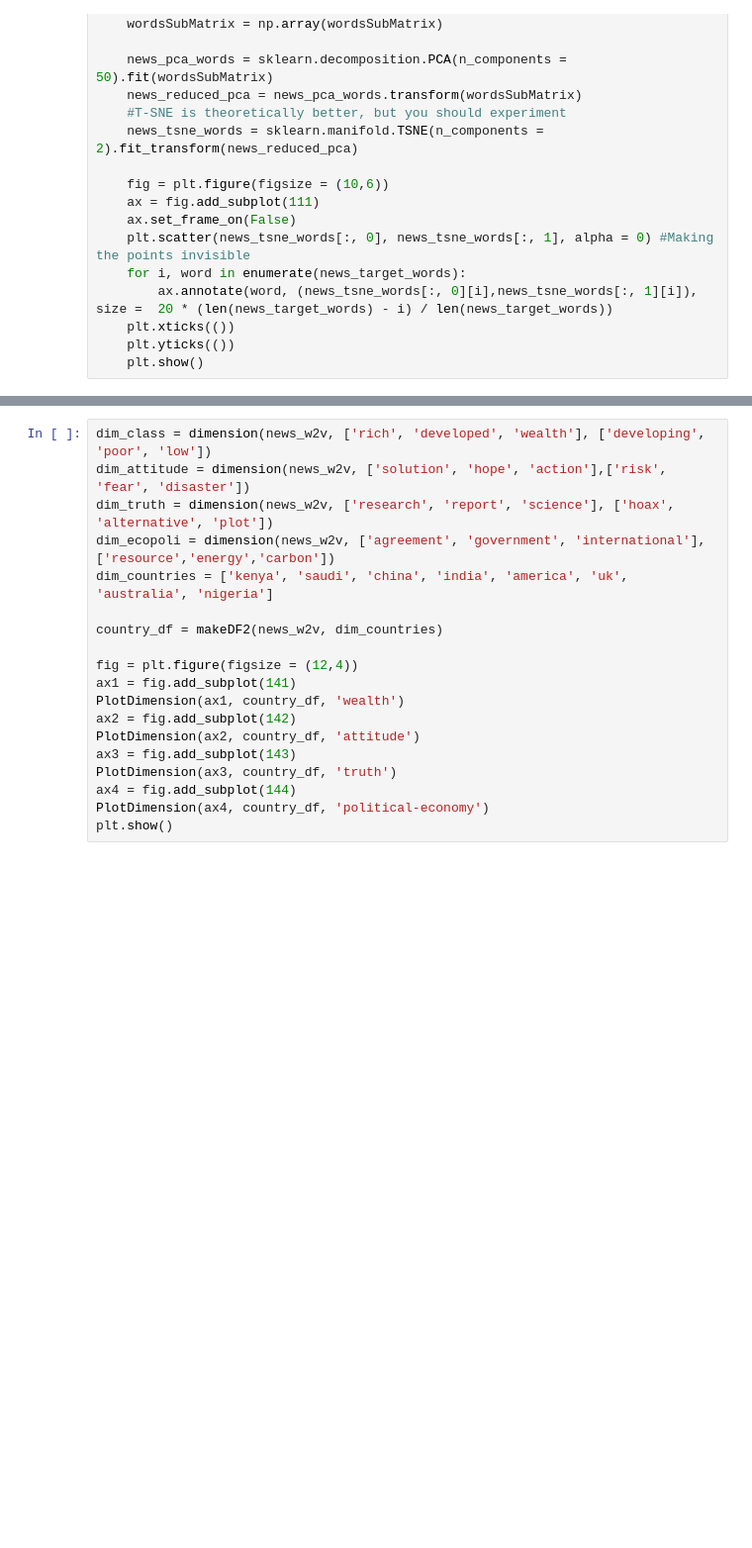
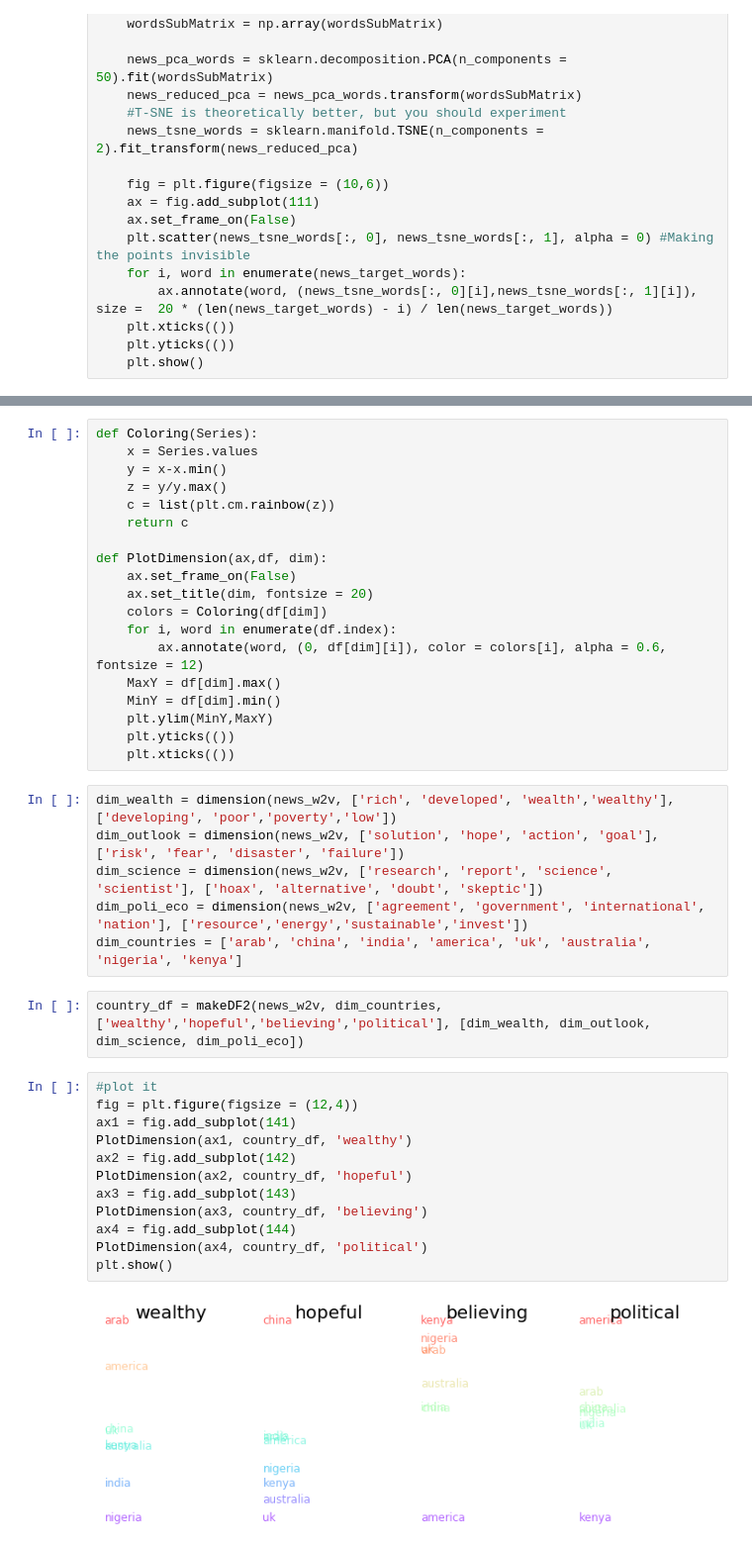
Before and after one commit to sunnyjooey/climate-news-analyst, a Jupyter notebook: word_embeddings_notebooks/Word_Dimension_Attitudes.ipynb, the cells around one changed output, grey strips where cells are left out. Shown at 99% size. Cells and saved outputs as stored; diff of their text form; blank space fills up the shorter version.

```diff
--- a/word_embeddings_notebooks/Word_Dimension_Attitudes.ipynb
+++ b/word_embeddings_notebooks/Word_Dimension_Attitudes.ipynb
@@ -93,19 +95,41 @@ NameError: name 'dimension' is not defined
+# %%
+def Coloring(Series):
+    x = Series.values
+    y = x-x.min()
+    z = y/y.max()
+    c = list(plt.cm.rainbow(z))
+    return c
+
+def PlotDimension(ax,df, dim):
+    ax.set_frame_on(False)
+    ax.set_title(dim, fontsize = 20)
+    colors = Coloring(df[dim])
+    for i, word in enumerate(df.index):
+        ax.annotate(word, (0, df[dim][i]), color = colors[i], alpha = 0.6, fontsize = 12)
+    MaxY = df[dim].max()
+    MinY = df[dim].min()
+    plt.ylim(MinY,MaxY)
+    plt.yticks(())
+    plt.xticks(())
+# %%
+dim_wealth = dimension(news_w2v, ['rich', 'developed', 'wealth','wealthy'], ['developing', 'poor','poverty','low'])
+dim_outlook = dimension(news_w2v, ['solution', 'hope', 'action', 'goal'],['risk', 'fear', 'disaster', 'failure'])
+dim_science = dimension(news_w2v, ['research', 'report', 'science', 'scientist'], ['hoax', 'alternative', 'doubt', 'skeptic'])
+dim_poli_eco = dimension(news_w2v, ['agreement', 'government', 'international', 'nation'], ['resource','energy','sustainable','invest'])
+dim_countries = ['arab', 'china', 'india', 'america', 'uk', 'australia', 'nigeria', 'kenya']
+# %%
+country_df = makeDF2(news_w2v, dim_countries, ['wealthy','hopeful','believing','political'], [dim_wealth, dim_outlook, dim_science, dim_poli_eco])
 # %%
-dim_class = dimension(news_w2v, ['rich', 'developed', 'wealth'], ['developing', 'poor', 'low'])
-dim_attitude = dimension(news_w2v, ['solution', 'hope', 'action'],['risk', 'fear', 'disaster'])
-dim_truth = dimension(news_w2v, ['research', 'report', 'science'], ['hoax', 'alternative', 'plot'])
-dim_ecopoli = dimension(news_w2v, ['agreement', 'government', 'international'], ['resource','energy','carbon'])
-dim_countries = ['kenya', 'saudi', 'china', 'india', 'america', 'uk', 'australia', 'nigeria']
-
-country_df = makeDF2(news_w2v, dim_countries)
-
+#plot it
 fig = plt.figure(figsize = (12,4))
 ax1 = fig.add_subplot(141)
-PlotDimension(ax1, country_df, 'wealth')
+PlotDimension(ax1, country_df, 'wealthy')
 ax2 = fig.add_subplot(142)
-PlotDimension(ax2, country_df, 'attitude')
+PlotDimension(ax2, country_df, 'hopeful')
 ax3 = fig.add_subplot(143)
-PlotDimension(ax3, country_df, 'truth')
+PlotDimension(ax3, country_df, 'believing')
 ax4 = fig.add_subplot(144)
-PlotDimension(ax4, country_df, 'political-economy')
+PlotDimension(ax4, country_df, 'political')
 plt.show()
+# %% [output]
+[figure, added]
```
Also changed, not shown: parts of 3 cells of this notebook.
